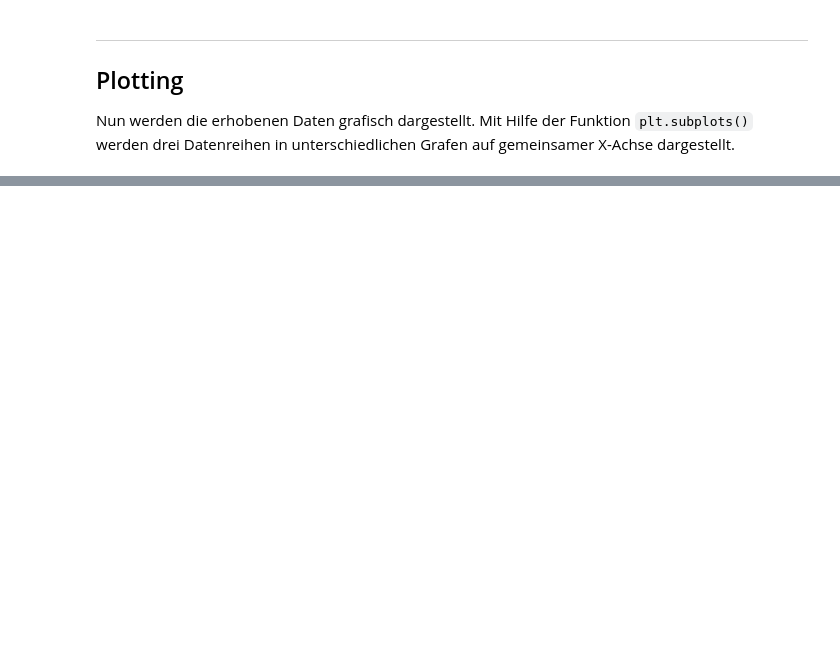
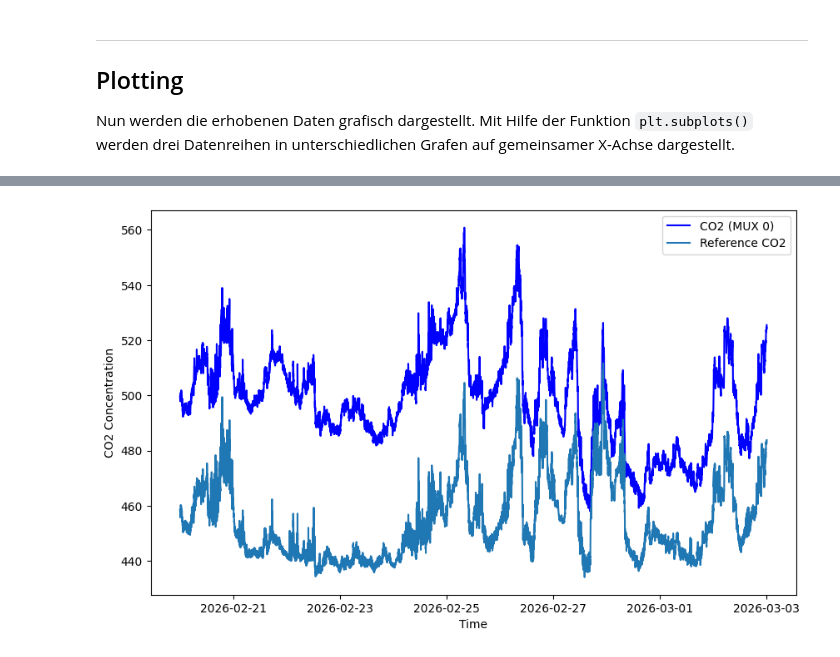
Before and after one commit to tum-esm/HES-Praktikum, a Jupyter notebook: notebooks/analysis_notebook.ipynb, the cells around one changed output, grey strips where cells are left out. Cells and saved outputs as stored; diff of their text form; code cells hidden in the pictures; blank space fills up the shorter version.

```diff
--- a/notebooks/analysis_notebook.ipynb
+++ b/notebooks/analysis_notebook.ipynb
@@ -86,0 +143,39 @@ ax[2].set_xlabel("Zeit")
+# %%
+#Load data
+filename_reference = 'data/reference_picarro.json'
+filename_data = 'data/5CO2_data.json'
+sensor_data = pd.read_json(filename_data, lines=True)
+reference_data = pd.read_json(filename_reference, lines=True)
+
+# Convert timestamp to datetime format and set it as index
+sensor_data['time'] = pd.to_datetime(sensor_data['timestamp'], errors='coerce')
+reference_data['time'] = pd.to_datetime(reference_data['timestamp'], errors='coerce')
+
+# Drop rows where conversion failed (NaT values) and timestamp column
+sensor_data = sensor_data.drop(columns=['timestamp'])
+sensor_data = sensor_data.dropna(subset=['time'])
+reference_data = reference_data.drop(columns=['timestamp'])
+reference_data = reference_data.dropna(subset=['time'])
+
+# set datetime index and sort
+sensor_data.set_index('time', inplace=True)
+sensor_data = sensor_data.sort_index()
+sensor_data = sensor_data.resample('1min').mean(numeric_only=True)
+reference_data.set_index('time', inplace=True)
+reference_data = reference_data.sort_index()
+reference_data = reference_data.resample('1min').mean(numeric_only=True)
+
+plt.figure(figsize=(10, 6))
+plt.plot(sensor_data.index, sensor_data['co2_mux_0'], label='CO2 (MUX 0)', color='blue', alpha=1)
+#plt.plot(sensor_data.index, sensor_data['co2_mux_1'], label='CO2 (MUX 1)', color='green', alpha=1)
+#plt.plot(sensor_data.index, sensor_data['co2_mux_3'], label='CO2 (MUX 3)', color='orange', alpha=1)
+#plt.plot(sensor_data.index, sensor_data['co2_mux_5'], label='CO2 (MUX 5)', color='purple', alpha=1)
+#plt.plot(sensor_data.index, sensor_data['co2_mux_7'], label='CO2 (MUX 7)', color='brown', alpha=1)
+plt.plot(reference_data.index, reference_data['CO2_dry_corrected'], label='Reference CO2', alpha=1)
+plt.xlabel('Time')
+plt.ylabel('CO2 Concentration')
+#plt.title('Time Series of CO2 Concentration')
+plt.legend()
+plt.show()
+# %% [output]
+[figure, added]
```
Also changed, not shown: parts of 7 cells of this notebook, 3 other files.
